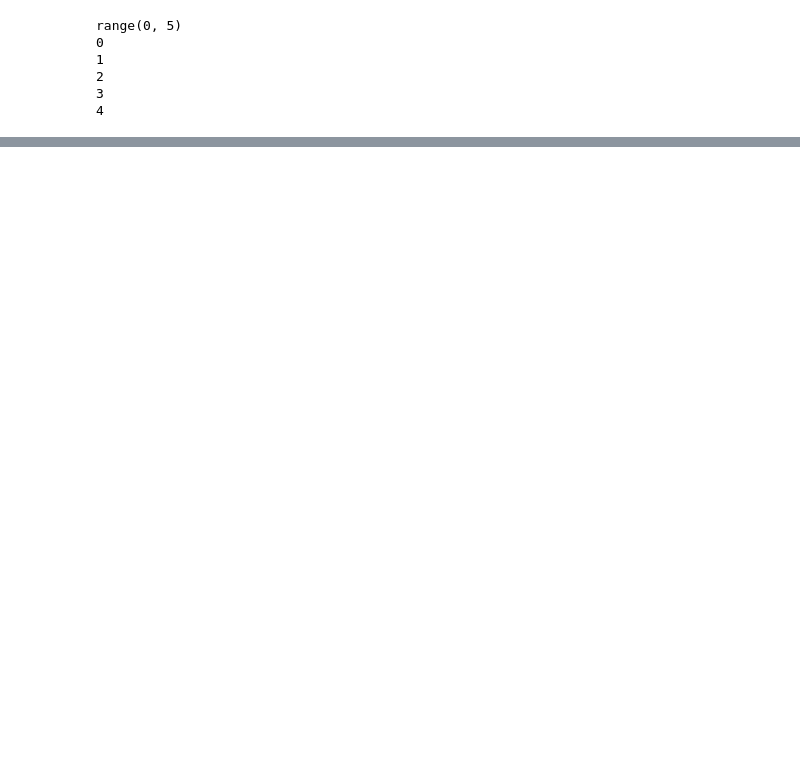
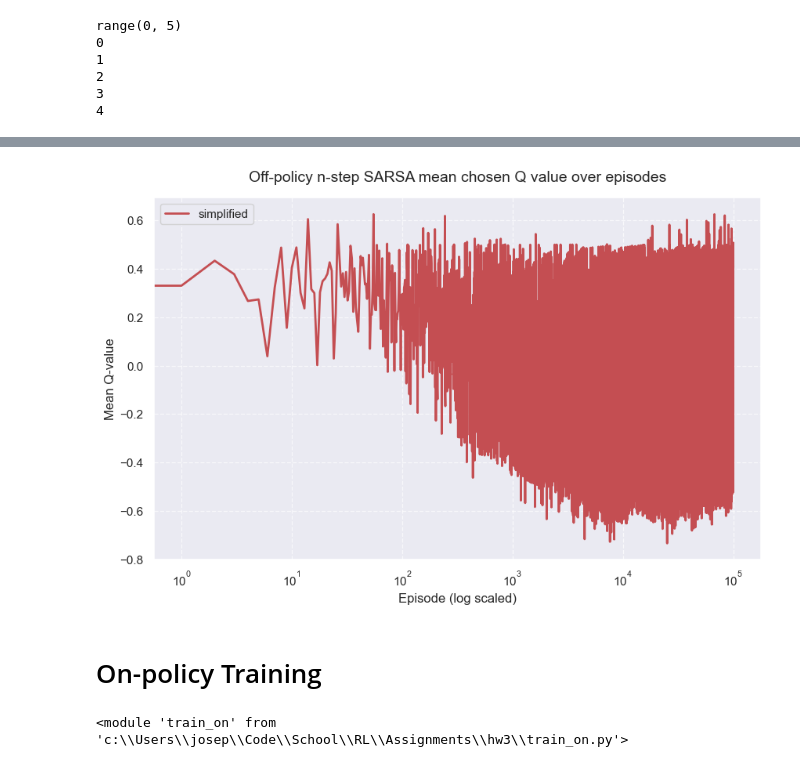
Before and after one commit to joseph280996/Reinforcement-Learning-Assignments, a Jupyter notebook: Assignments/hw3/main.ipynb, the cells around one changed output, grey strips where cells are left out. Drawn from its saved outputs; the diff is of its cells as text; code cells hidden in the pictures; blank space fills up the shorter version.

```diff
--- a/Assignments/hw3/main.ipynb
+++ b/Assignments/hw3/main.ipynb
@@ -97,3 +76,10 @@ KeyboardInterrupt:
+# %%
+off_agent = train_off.NStepOffPolicySarsa(env=env, method="simplified", epsilon=0.1, n_steps=10)
+ep_reward_simplified = []
+for episode in tqdm(range(0, num_episodes)):
+    simplified_values = off_agent.run_episode()
+    ep_value_simplified.append(simplified_values)
+    ep_reward_simplified.append(sum(off_agent.R))
 # %%
 # Create the plot
 plt.figure(figsize=(10, 6))
@@ -115,0 +102,27 @@ plt.show()
+# %%
+
+# Create the plot
+plt.figure(figsize=(10, 6))
+plt.plot(ep_value_simplified, 'r-', label='simplified', linewidth=2)
+
+# Add labels and title
+plt.title('Off-policy n-step SARSA mean chosen Q value over episodes', fontsize=14, pad=15)
+plt.xlabel('Episode (log scaled)', fontsize=12)
+plt.ylabel('Mean Q-value', fontsize=12)
+plt.xscale('log')
+
+# Add grid and legend
+plt.grid(True, linestyle='--', alpha=0.7)
+plt.legend()
+
+# Show the plot
+plt.show()
+# %% [output]
+[figure, added]
+# %% [markdown]
+# On-policy Training
+# %%
+import train_on
+importlib.reload(train_on)
+# %% [output]
+<module 'train_on' from 'c:\\Users\\josep\\Code\\School\\RL\\Assignments\\hw3\\train_on.py'>
```
Also changed, not shown: parts of 21 cells of this notebook, 16 other files.
